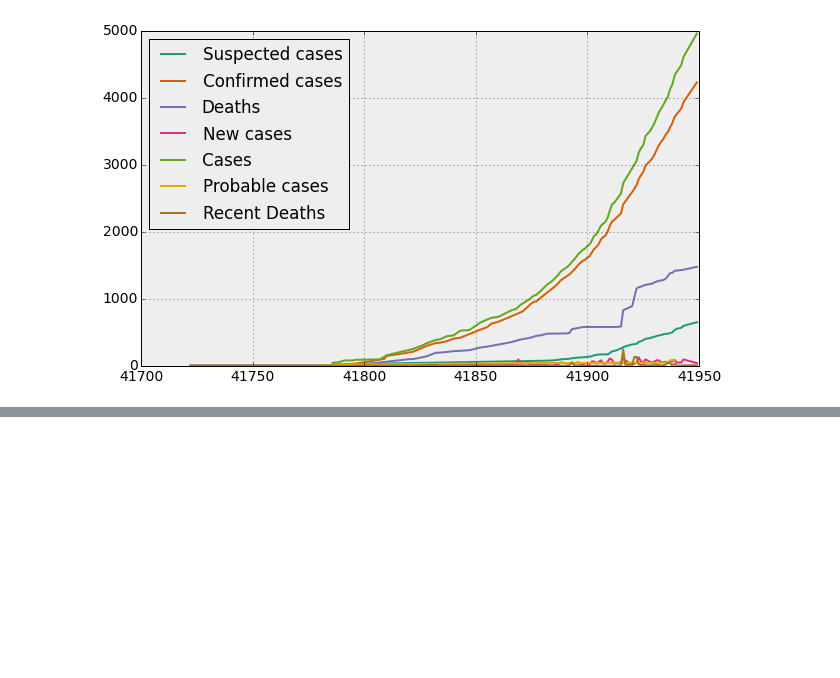
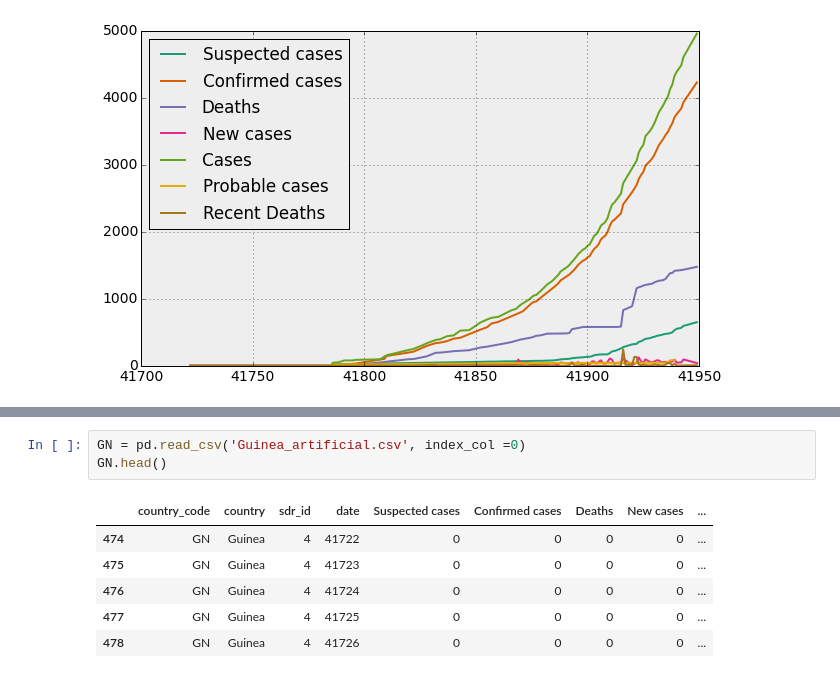
Before and after one commit to gsabran/data-science-project, a Jupyter notebook: code/timeseries.ipynb, the cells around one changed output, grey strips where cells are left out. Saved outputs shown, nothing was run; the diff lists cells and outputs as text; blank space fills up the shorter version.

```diff
--- a/code/timeseries.ipynb
+++ b/code/timeseries.ipynb
@@ -403,0 +415,10 @@ plot('SL', 0)
+# %%
+GN = pd.read_csv('Guinea_artificial.csv', index_col =0)
+GN.head()
+# %% [output]
+|  | country_code | country | sdr_id | date | Suspected cases | Confirmed cases | Deaths | New cases | ... |
+| 474 | GN | Guinea | 4 | 41722 | 0 | 0 | 0 | 0 | ... |
+| 475 | GN | Guinea | 4 | 41723 | 0 | 0 | 0 | 0 | ... |
+| 476 | GN | Guinea | 4 | 41724 | 0 | 0 | 0 | 0 | ... |
+| 477 | GN | Guinea | 4 | 41725 | 0 | 0 | 0 | 0 | ... |
+| 478 | GN | Guinea | 4 | 41726 | 0 | 0 | 0 | 0 | ... |
```
Also changed, not shown: parts of 8 cells of this notebook, 4 other files.
